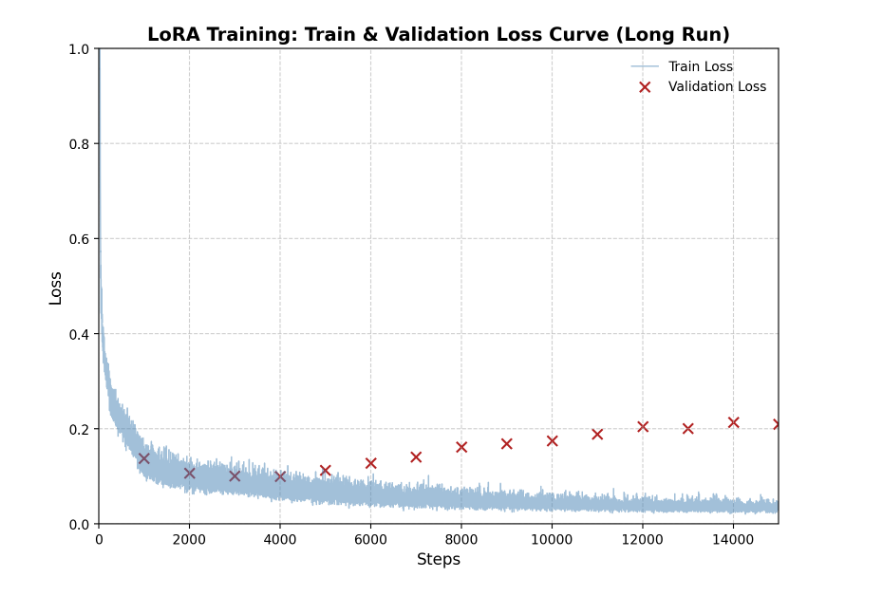
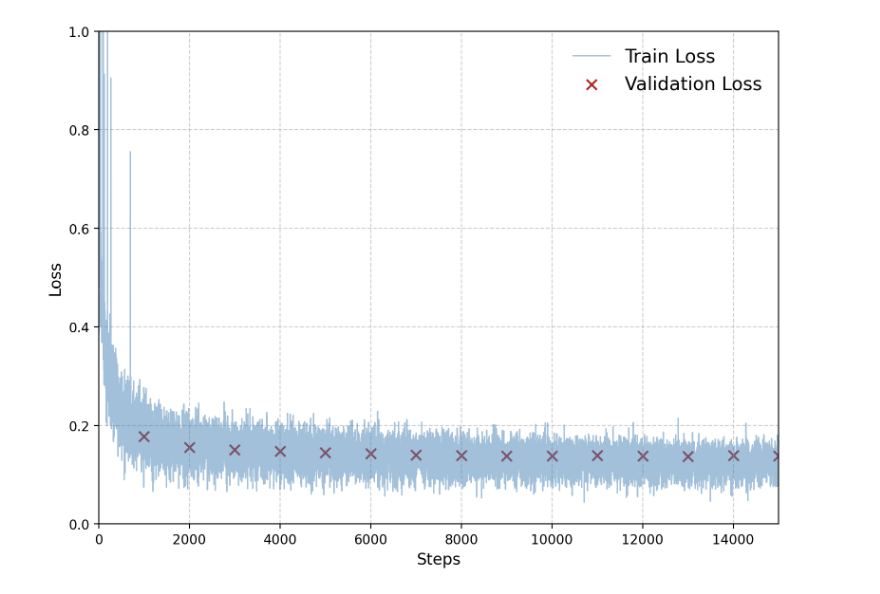
Before and after one commit to S-Nazem/M2_stuff, a Jupyter notebook: notebooks/Final Model Training.ipynb, the cells around one changed output. Cells and saved outputs as stored; diff of their text form; code cells hidden in the pictures.

```diff
--- a/notebooks/Final Model Training.ipynb
+++ b/notebooks/Final Model Training.ipynb
@@ -121,34 +124,35 @@ KeyboardInterrupt:
 # %%
 import pandas as pd
 import matplotlib.pyplot as plt
 
 # Load training and validation loss data
-train_loss = pd.read_csv("../csv/train_loss_3c_6.csv")["train_loss"]
-val_loss = pd.read_csv("../csv/val_loss_3c_6.csv")["val_loss"]
+train_loss = pd.read_csv("../csv/train_loss_x2.csv")["train_loss"]
+val_loss = pd.read_csv("../csv/val_loss_x2.csv")["val_loss"]
 
 # Generate x-axis values
 train_steps = range(len(train_loss))
 val_steps = [i * 1000 for i in range(1, len(val_loss)+1)]  # Validation loss is recorded every 100 steps
 
 
 plt.figure(figsize=(8, 6), dpi=200)
 
 #  Plot training loss with smoother style
 plt.plot(train_steps, train_loss, label="Train Loss", color="steelblue", linewidth=1, alpha=0.5)
 
 #  Overlay validation loss clearly
 plt.scatter(val_steps, val_loss, color="firebrick", label="Validation Loss", marker="x", s=60, linewidths=1.5)
 
 
 plt.ylim(0, 1)
 plt.xlim(0, max(train_steps))
 plt.xlabel("Steps", fontsize=12)
 plt.ylabel("Loss", fontsize=12)
-plt.title("LoRA Training: Train & Validation Loss Curve (Long Run)", fontsize=14, fontweight="bold")
+# plt.title("LoRA Training: Train & Validation Loss Curve (Long Run)", fontsize=14, fontweight="bold")
 
 plt.grid(True, linestyle="--", alpha=0.6)
-plt.legend(frameon=False, fontsize=10)
+plt.legend(frameon=False, fontsize=14)
 plt.tight_layout()
+plt.savefig("../plots/lora_train_val_loss_x2.png")
 plt.show()
 # %% [output]
-[figure, old version]
+[figure, new version]
```
Also changed, not shown: parts of 1 cell of this notebook, 58 other files.
